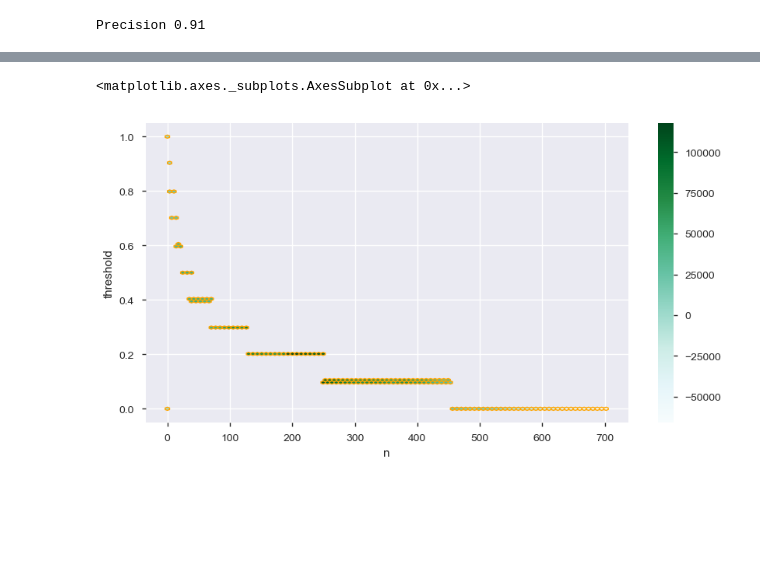
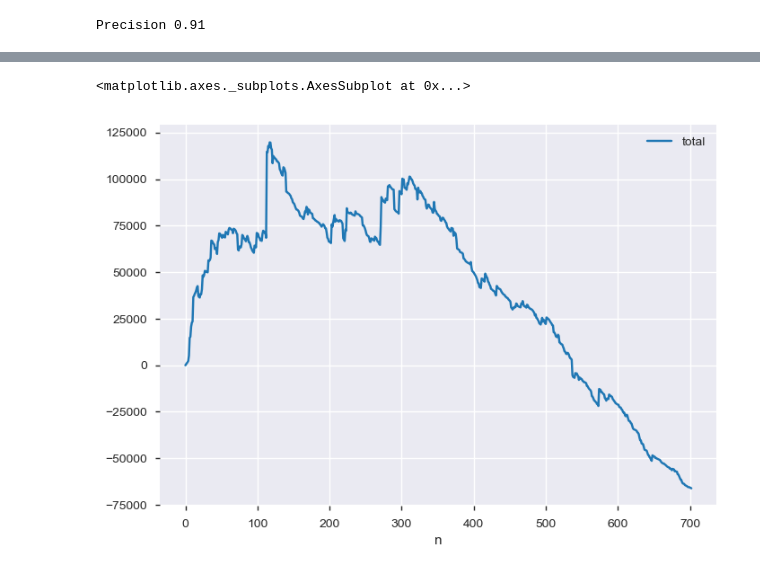
Before and after one commit to raniadb/PowerCo, a Jupyter notebook: PowerCo.ipynb, the cells around one changed output, grey strips where cells are left out. Saved outputs shown, nothing was run; the diff lists cells and outputs as text; code cells hidden in the pictures; blank space fills up the shorter version.

```diff
--- a/PowerCo.ipynb
+++ b/PowerCo.ipynb
@@ -1099,8 +1079,8 @@ print(X_train.shape,X_train_agg_proj.shape,X_test.shape,X_test_agg_proj.shape,y_
 # %%
 from sklearn.ensemble import RandomForestClassifier
-randforest = RandomForestClassifier(random_state = 100)
-randforest.fit(X_train_agg_proj, y_train)
-print('Precision {:.2f}'.format(randforest.score(X_test_agg_proj, y_test)))
+randforest = RandomForestClassifier(random_state = 100,n_estimators = 200)
+randforest.fit(X_train, y_train)
+print('Precision {:.2f}'.format(randforest.score(X_test, y_test)))
 # %% [output]
 Precision 0.91
 # %%
@@ -1124,0 +1103,5 @@ y_proba = randforest.predict_proba(X_test_agg_proj)
+# %%
+randforest = RandomForestClassifier(random_state = 100)
+pipe = Pipeline(steps = [('randforest', randforest)])
+grid = GridSearchCV(pipe,dict(randforest__n_estimators=[101, 102, 103]))
+grid.fit(X_train, y_train)
@@ -1125,8 +1130,11 @@ y_proba = randforest.predict_proba(X_test_agg_proj)
+# %%
+y_score = grid.predict(X_test)
+y_proba = grid.predict_proba(X_test)
 # %%
 dfallrows = allrows(y_test,y_proba,y_score)
 df_results = pd.DataFrame([(0,.0,.0,.0)],columns=['n','threshold','precision','total'])
 for i in range(1,dfallrows.shape[0]+1):
     dfn,threshold,precis,total = print_threshold_precision_total(dfallrows,i,0.20)
     df_results = df_results.append(pd.DataFrame([(i,threshold,precis,total)],columns=['n','threshold','precision','total']))
-    if (total >= 50000) & (i >= 400):
-        print(i,'Threshold {:.5f}'.format(threshold),'Precision: {0:0.2f}'.format(precis),'Total: {0:0.5f}'.format(total))
+    #if total >= 80000:
+    #    print(i,'Threshold {:.5f}'.format(threshold),'Precision: {0:0.2f}'.format(precis),'Total: {0:0.5f}'.format(total))
@@ -1161,8 +1150,9 @@ df_results.head()
 # %%
-df_results.plot.hexbin(x='n',y='threshold',C='total',color='orange',gridsize=100,figsize=(10,5))
+#df_results.plot.hexbin(x='n',y='threshold',C='total',color='orange',gridsize=100,figsize=(10,5))
+df_results.plot(x='n',y='total')
 # %% [output]
 <matplotlib.axes._subplots.AxesSubplot at 0x...>
-[figure, old version]
+[figure, new version]
 # %%
 #XGBOOST
 import xgboost as xgb
```
Also changed, not shown: parts of 152 cells of this notebook, 9 other files.
